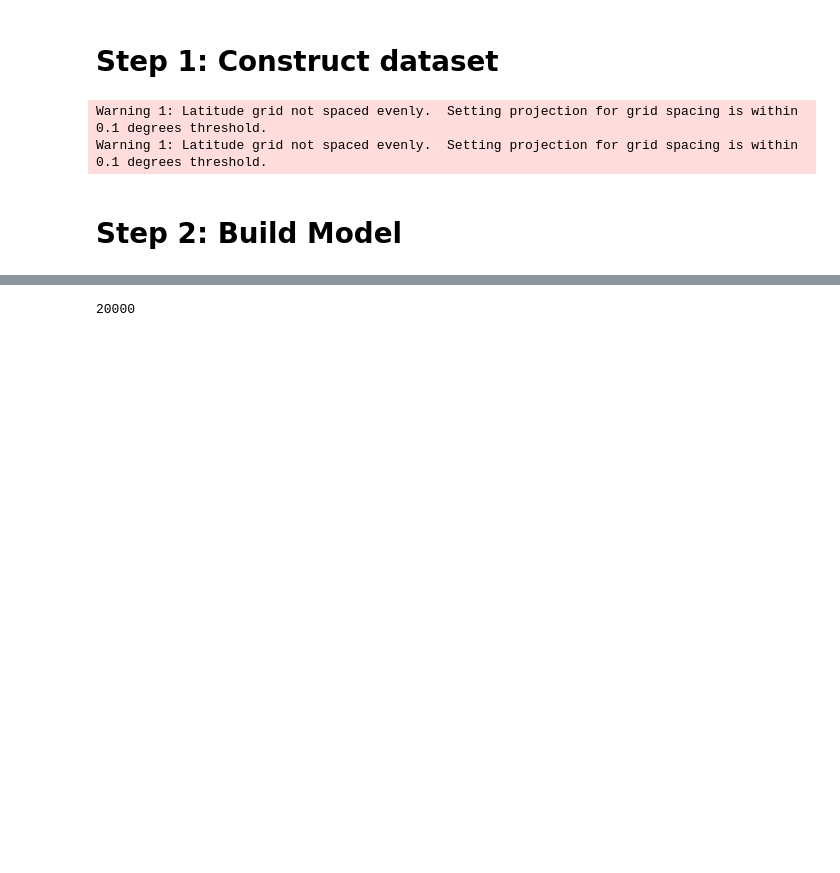
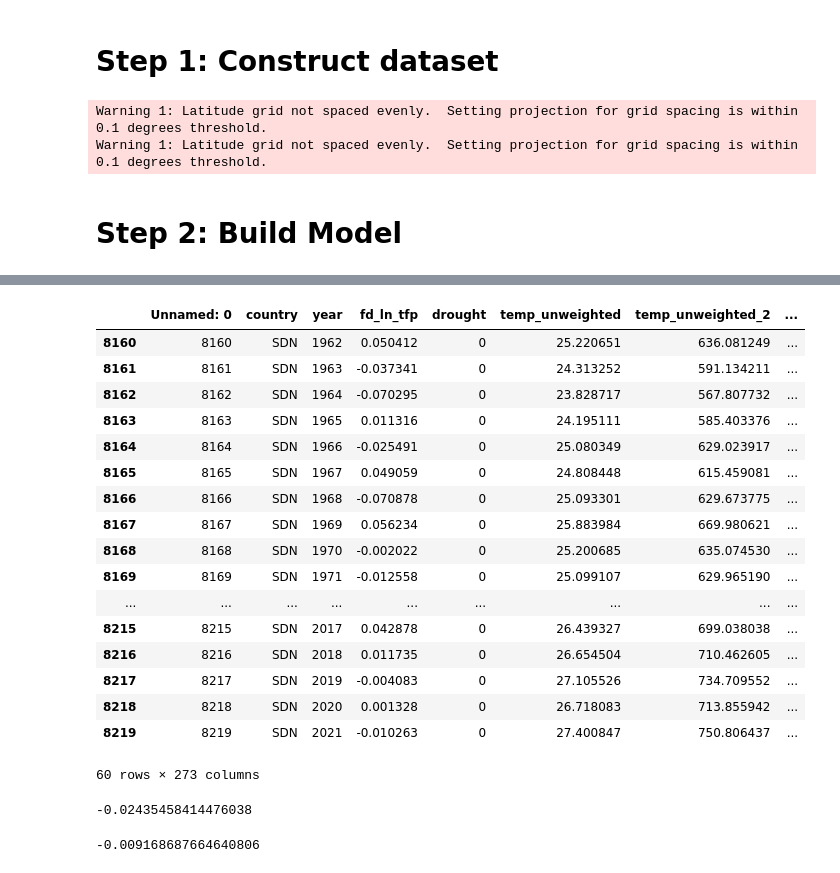
Before and after one commit to greenguy33/climate_econometrics_toolkit, a Jupyter notebook: notebooks/drought_paper_reproduction.ipynb, the cells around one changed output, grey strips where cells are left out. Drawn from its saved outputs; the diff is of its cells as text; code cells hidden in the pictures; blank space fills up the shorter version.

```diff
--- a/notebooks/drought_paper_reproduction.ipynb
+++ b/notebooks/drought_paper_reproduction.ipynb
@@ -124 +119,22 @@ Sampling: [target_posterior]
+# %%
+unscaling_data.loc[unscaling_data.country == "SDN"]
+# %% [output]
+|  | Unnamed: 0 | country | year | fd_ln_tfp | drought | temp_unweighted | temp_unweighted_2 | ... |
+| 8160 | 8160 | SDN | 1962 | 0.050412 | 0 | 25.220651 | 636.081249 | ... |
+| 8161 | 8161 | SDN | 1963 | -0.037341 | 0 | 24.313252 | 591.134211 | ... |
+| 8162 | 8162 | SDN | 1964 | -0.070295 | 0 | 23.828717 | 567.807732 | ... |
+| 8163 | 8163 | SDN | 1965 | 0.011316 | 0 | 24.195111 | 585.403376 | ... |
+| 8164 | 8164 | SDN | 1966 | -0.025491 | 0 | 25.080349 | 629.023917 | ... |
+| 8165 | 8165 | SDN | 1967 | 0.049059 | 0 | 24.808448 | 615.459081 | ... |
+| 8166 | 8166 | SDN | 1968 | -0.070878 | 0 | 25.093301 | 629.673775 | ... |
+| 8167 | 8167 | SDN | 1969 | 0.056234 | 0 | 25.883984 | 669.980621 | ... |
+| 8168 | 8168 | SDN | 1970 | -0.002022 | 0 | 25.200685 | 635.074530 | ... |
+| 8169 | 8169 | SDN | 1971 | -0.012558 | 0 | 25.099107 | 629.965190 | ... |
+| ... | ... | ... | ... | ... | ... | ... | ... | ... |
+| 8215 | 8215 | SDN | 2017 | 0.042878 | 0 | 26.439327 | 699.038038 | ... |
+| 8216 | 8216 | SDN | 2018 | 0.011735 | 0 | 26.654504 | 710.462605 | ... |
+| 8217 | 8217 | SDN | 2019 | -0.004083 | 0 | 27.105526 | 734.709552 | ... |
+| 8218 | 8218 | SDN | 2020 | 0.001328 | 0 | 26.718083 | 713.855942 | ... |
+| 8219 | 8219 | SDN | 2021 | -0.010263 | 0 | 27.400847 | 750.806437 | ... |
+60 rows × 273 columns
 # %%
@@ -130,7 +142,11 @@ unscaling_data = pd.read_csv(f"{reproduction_dir}/data/regression/tfp_regression
 # %%
-np.mean(coef_samples_2["posterior"][:,:,:,2].data.flatten() * np.std(unscaling_data["fd_ln_tfp"]))
+np.mean(coef_samples_2["posterior"][:,:,:,0].data.flatten() * np.std(unscaling_data["fd_ln_tfp"]))
 # %% [output]
-20000
+-0.02435458414476038
+# %%
+np.mean(coef_samples_2["posterior"][:,:,:,2].data.flatten() * np.std(unscaling_data["fd_ln_tfp"]))
+# %% [output]
+-0.009168687664640806
 # %%
 np.mean(coef_samples["drought_ALB"])
 # %% [output]
```
Also changed, not shown: parts of 11 cells of this notebook, 1 other file.
